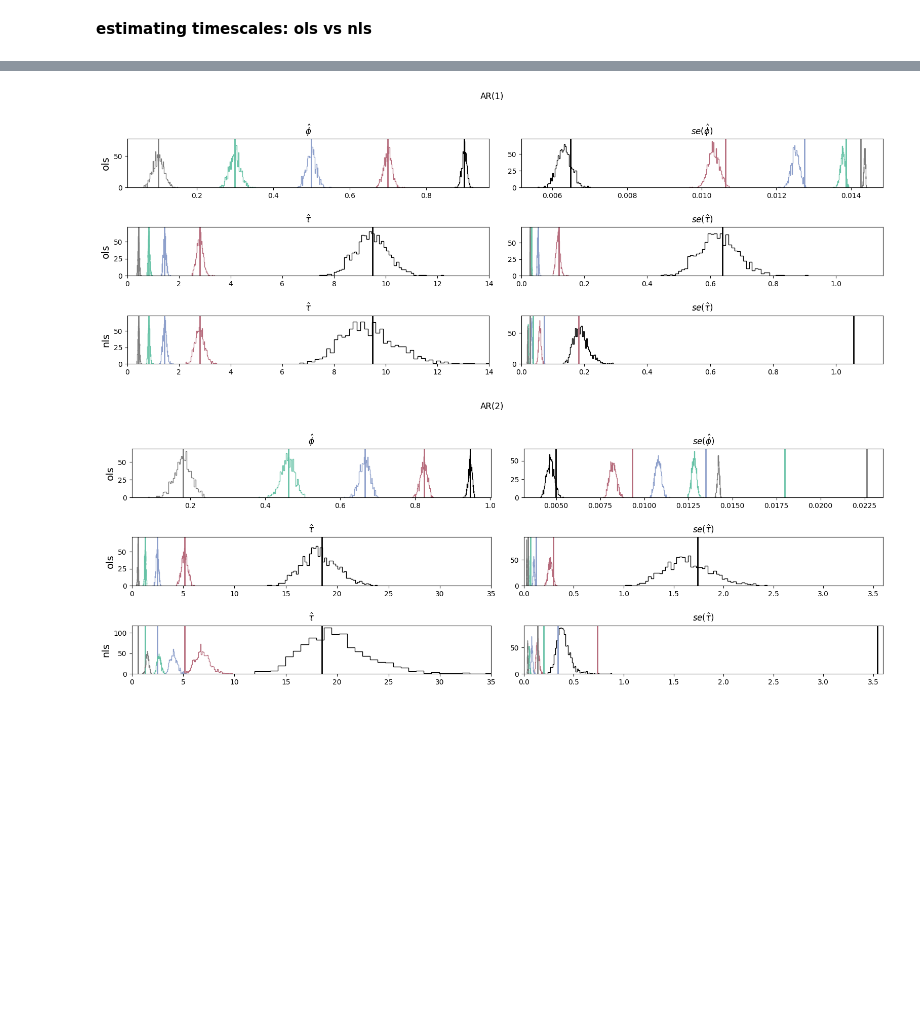
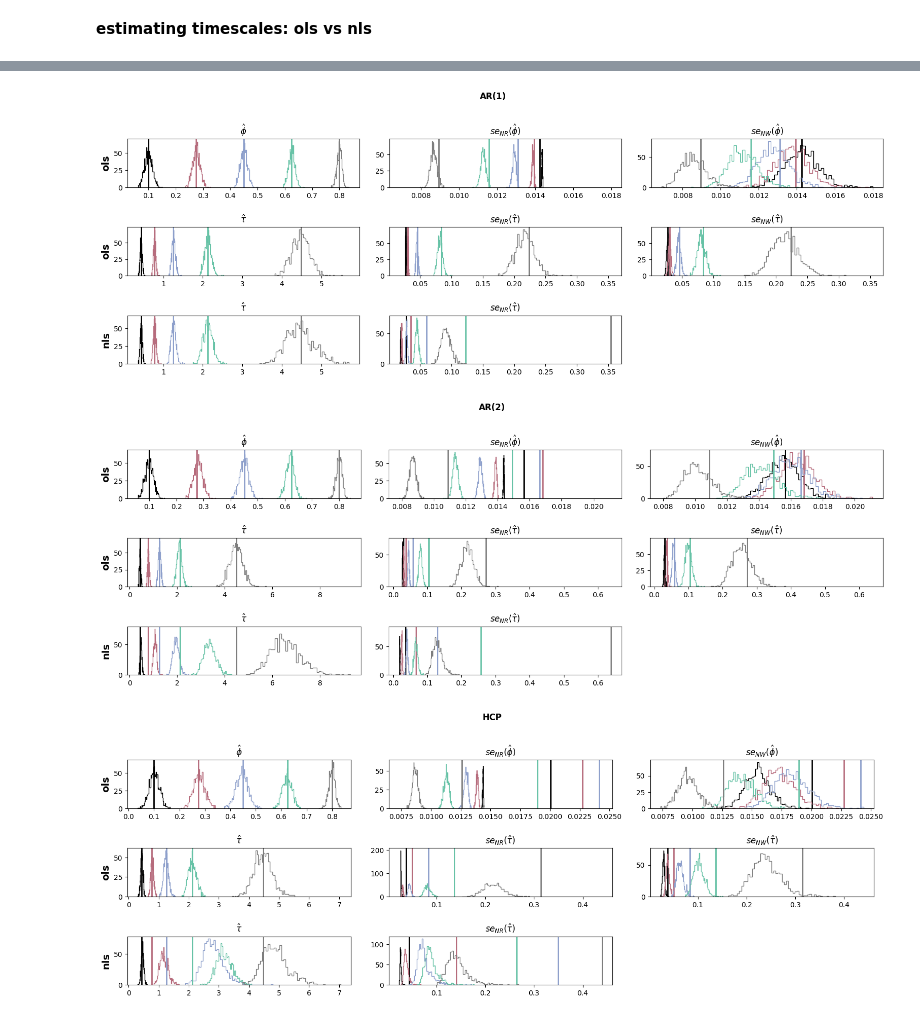
Before and after one commit to griegner/fmri-timescales, a Jupyter notebook: examples/simulations.ipynb, the cells around one changed output, grey strips where cells are left out. Cells and saved outputs as stored; diff of their text form; code cells hidden in the pictures; blank space fills up the shorter version.

Commit message:
update simulation plots + nls estimator

```diff
--- a/examples/simulations.ipynb
+++ b/examples/simulations.ipynb
@@ -47,0 +33,20 @@ ar2_estimates_ = nb.mc_simulation(ar2_phis, n_timepoints)
+# %%
+# set fixed parameters #
+n_timepoints, n_repeats = 4800, 1000
+
+# AR(1) #
+ar1_phis = np.linspace(0.1, 0.8, 5)
+ar1_taus = -1 / np.log(ar1_phis)
+
+# AR(2) #
+ar2_phis = np.array([[0.091, 0.09], [0.229, 0.182], [0.347, 0.229], [0.471, 0.24], [0.646, 0.193]])
+
+# HCP #
+acf = acf_utils.ACF()
+X_hcp = (
+    np.load("./data/nsubjects-10_nregions-300_hcp.npy")
+    .astype(np.float32)[1, :, [142, 125, 136, 6, 11]]  # phi in {0.1, 0.28, 0.45, 0.62, 0.8}
+    .T
+)
+acf_ = acf.fit_transform(X_hcp, X_hcp.shape[0])
+acm_ = acf_utils.acf_to_toeplitz(acf_, acf_.shape[0])
@@ -48,6 +73,19 @@ ar2_estimates_ = nb.mc_simulation(ar2_phis, n_timepoints)
+# %%
+# !! 15sec runtime !!
+
+# AR(1) #
+ar1_estimates_ = nb.mc_simulation(ar1_phis, n_timepoints, random_seed=0)
+
+# AR(2) #
+ar2_estimates_ = nb.mc_simulation(ar2_phis, n_timepoints, random_seed=0)
+
+# HCP #
+hcp_estimates_ = nb.mc_simulation(ar1_phis, n_timepoints, acm=acm_, random_seed=0)
 # %%
-nb.plot_simulation(ar1_estimates_, ar1_phis, ar1_taus, [0, 14], [0, 1.15], "AR(1)")
-nb.plot_simulation(ar2_estimates_, ar21_phis, ar21_taus, [0, 35], [0, 3.6], "AR(2)")
+nb.plot_simulation(ar1_estimates_, ar1_phis, ar1_taus, fig_title="AR(1)")
+nb.plot_simulation(ar2_estimates_, ar1_phis, ar1_taus, fig_title="AR(2)")
+nb.plot_simulation(hcp_estimates_, ar1_phis, ar1_taus, fig_title="HCP")
 # %% [output]
-[figure, old version]
+[figure, new version]
-[figure, old version]
+[figure, new version]
+[figure, added]
```
Also changed, not shown: parts of 5 cells of this notebook, 2 other files.
